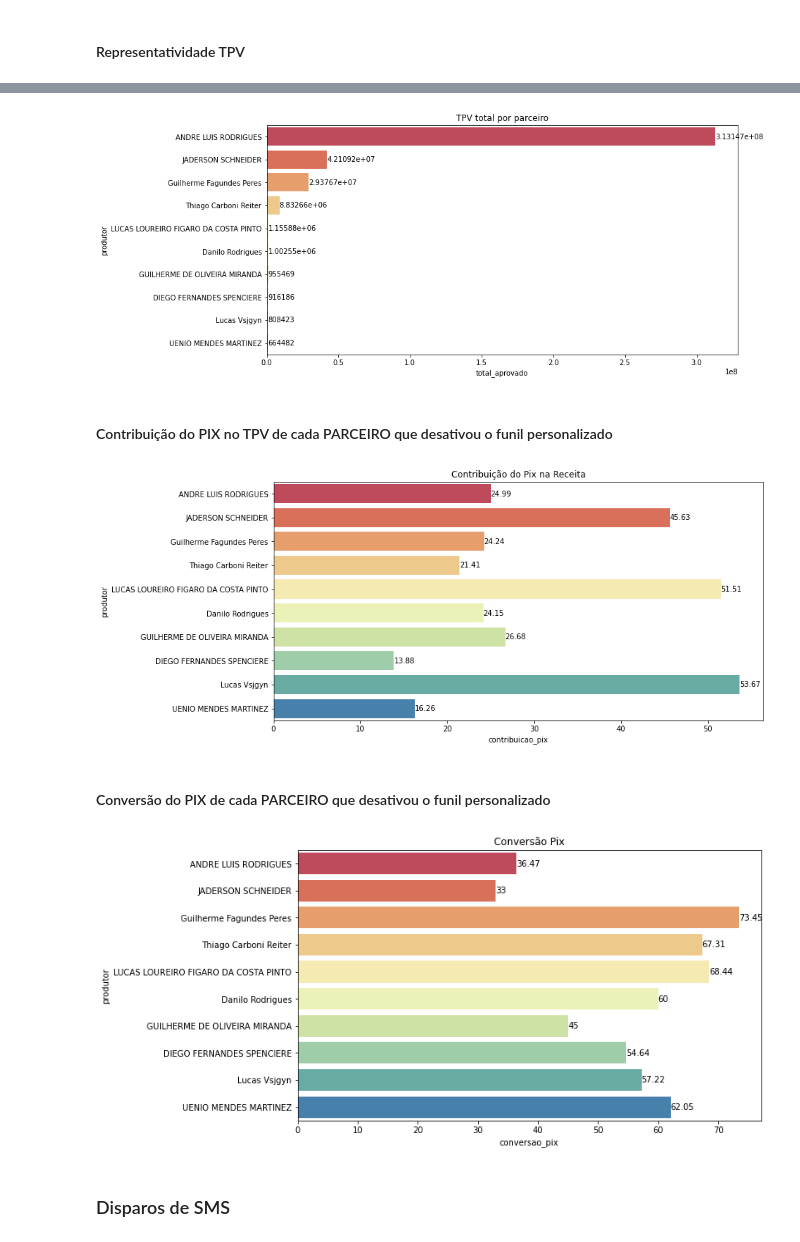
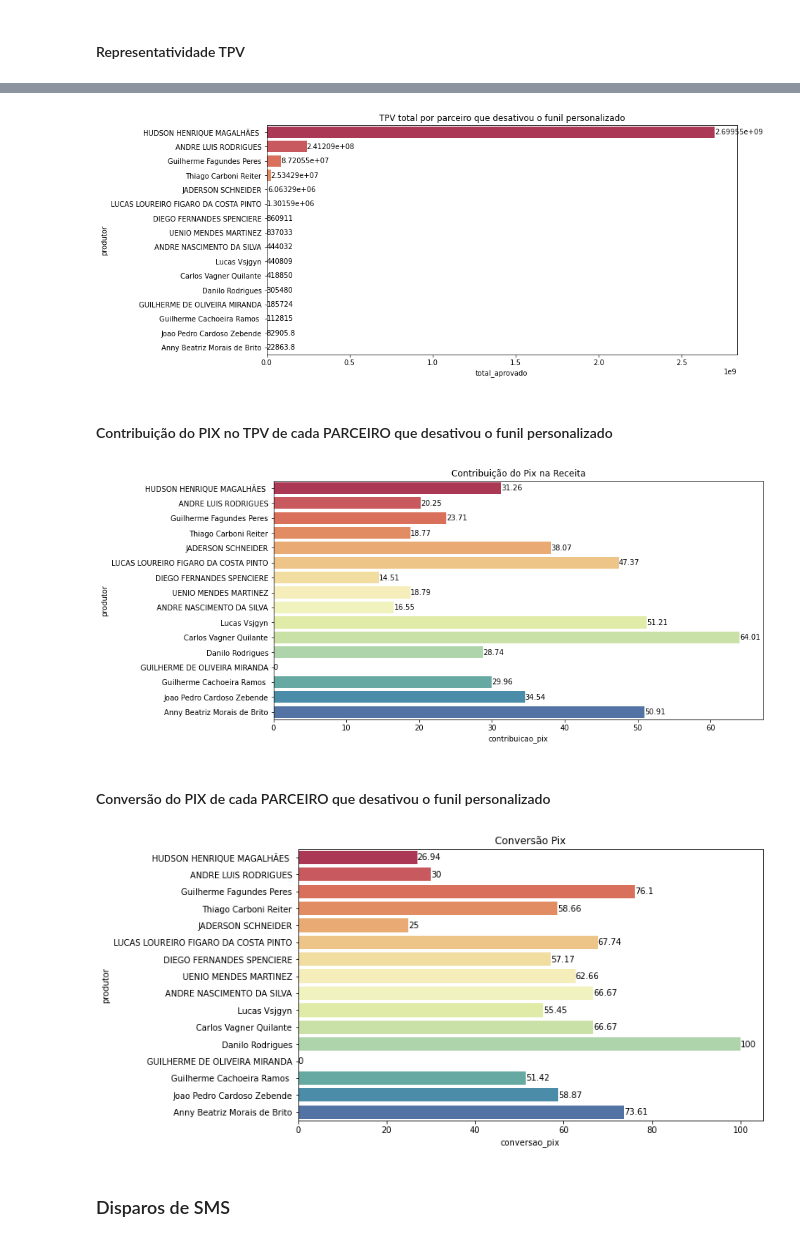
Before and after one commit to DigoRM/Analise-Funil-SMS, a Jupyter notebook: analise funil sms pix.ipynb, the cells around one changed output, grey strips where cells are left out. Drawn from its saved outputs; the diff is of its cells as text; code cells hidden in the pictures.

```diff
--- a/analise funil sms pix.ipynb
+++ b/analise funil sms pix.ipynb
@@ -149,10 +154,10 @@ for container in ax.containers:
 ### Conversão PIX
 # %%
 plt.figure(figsize=(10,6))
-plt.title("Conversão Pix")
+plt.title("Conversão Pix (%)")
 
 
-top10 = TPV_df.head(10)
+top10 = TPV_df.head(20)
 ax = sns.barplot(x=top10['conversao_pix'], y=top10['produtor'],palette='Spectral')
 
 for container in ax.containers:
@@ -178,7 +183,7 @@ plt.figure(figsize=(10,6))
 plt.title("Custo SMS")
 
 
-top10 = TPV_df.head(10)
+top10 = TPV_df.head(20)
 ax = sns.barplot(x=top10['custo_sms'], y=top10['produtor'],palette='Spectral')
 
 for container in ax.containers:
@@ -192,7 +203,7 @@ plt.figure(figsize=(10,6))
 plt.title("Pix Perdido")
 
 
-top10 = TPV_df.head(10)
+top10 = TPV_df.head(20)
 ax = sns.barplot(x=top10['pedidos_pix_perdidos'], y=top10['produtor'],palette='Spectral')
 
 for container in ax.containers:
@@ -247,31 +256,31 @@ TPV_df
 # %%
 plt.figure(figsize=(12,6))
-plt.title("TPV total por parceiro")
+plt.title("TPV total por parceiro que desativou o funil personalizado")
 
 
-top10 = TPV_df.head(10)
+top10 = TPV_df.head(20)
 ax = sns.barplot(x=top10['total_aprovado'], y=top10['produtor'],palette='Spectral')
 
 for container in ax.containers:
     ax.bar_label(container)
 # %% [output]
-[figure, old version]
+[figure, new version]
 # %% [markdown]
 #### Contribuição do PIX no TPV de cada PARCEIRO que desativou o funil personalizado
 # %%
 TPV_df['contribuicao_pix'] = round(TPV_df['sum(orders_pix_approved)']/TPV_df['total_aprovado']*100,2)
 
 plt.figure(figsize=(12,6))
 plt.title("Contribuição do Pix na Receita")
 
 
-top10 = TPV_df.head(10)
+top10 = TPV_df.head(20)
 ax = sns.barplot(x=top10['contribuicao_pix'], y=top10['produtor'],palette='Spectral')
 
 for container in ax.containers:
     ax.bar_label(container)
 # %% [output]
-[figure, old version]
+[figure, new version]
 # %% [markdown]
 #### Conversão do PIX de cada PARCEIRO que desativou o funil personalizado
 # %%
@@ -279,13 +288,13 @@ plt.figure(figsize=(10,6))
 plt.title("Conversão Pix")
 
 
-top10 = TPV_df.head(10)
+top10 = TPV_df.head(20)
 ax = sns.barplot(x=top10['conversao_pix'], y=top10['produtor'],palette='Spectral')
 
 for container in ax.containers:
     ax.bar_label(container)
 # %% [output]
-[figure, old version]
+[figure, new version]
 # %% [markdown]
 ### Disparos de SMS
 # %%
```
Also changed, not shown: parts of 32 cells of this notebook, 2 other files.
